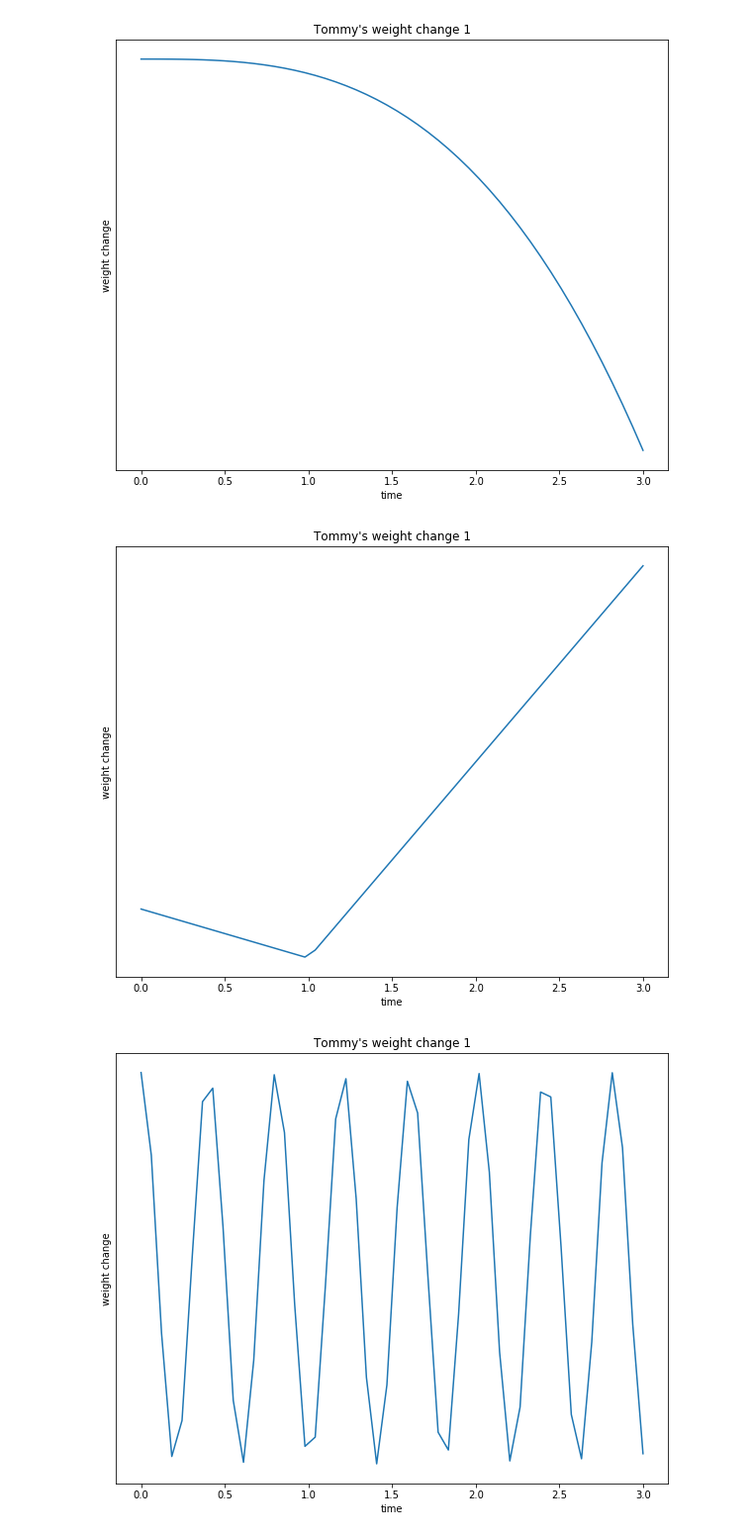
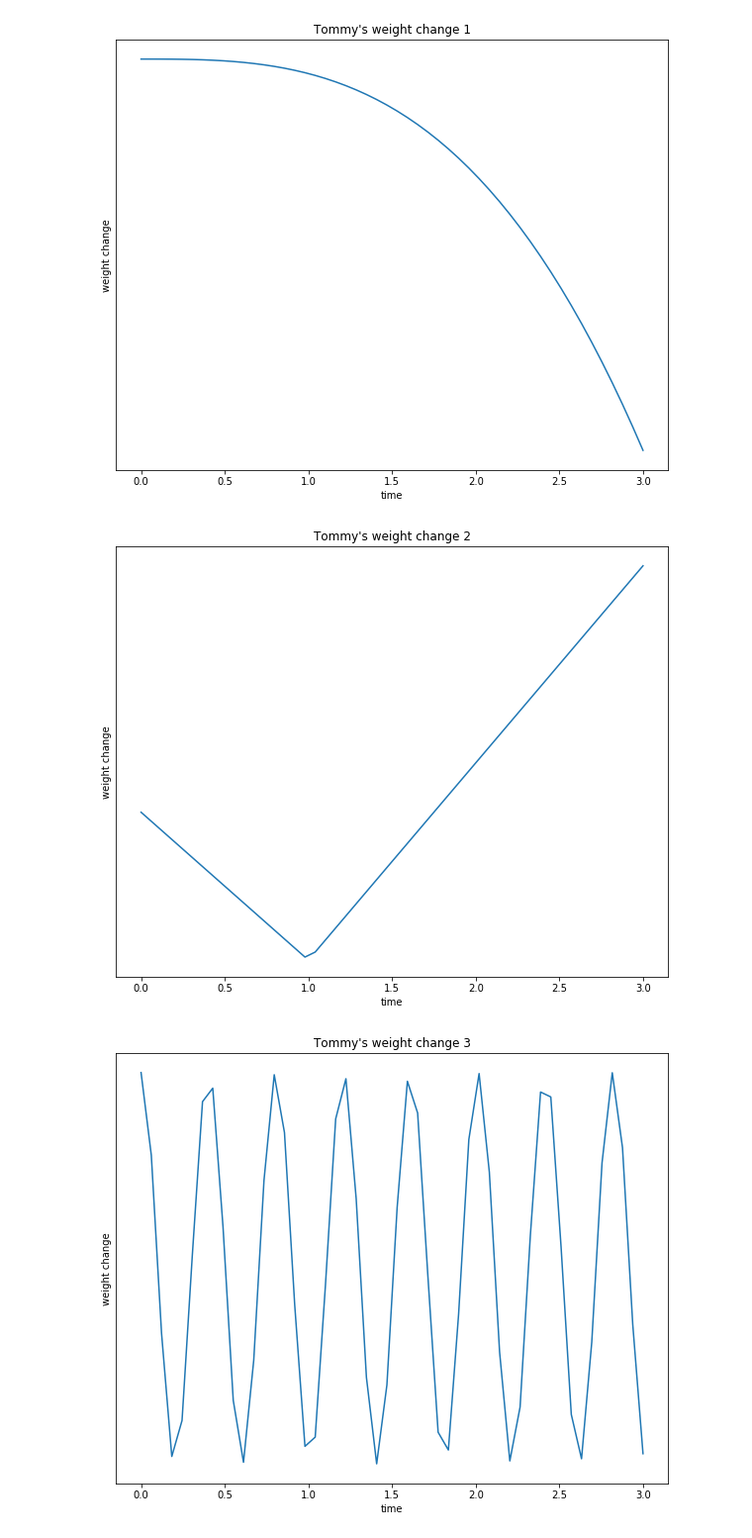
Before and after one commit to twhuang28/plot_tommys_weight_change, a Jupyter notebook: plot_tommys_weight_change.ipynb, the cells around one changed output. Shown at 99% size. Saved outputs shown, nothing was run; the diff lists cells and outputs as text; code cells hidden in the pictures.

```diff
--- a/plot_tommys_weight_change.ipynb
+++ b/plot_tommys_weight_change.ipynb
@@ -4,7 +4,7 @@ import matplotlib.pyplot as plt
 %matplotlib inline
 
 def plot_tommys_weight_change(x , y, title):
-    plt.title("Tommy's weight change 1")
+    plt.title(title)
     plt.xlabel('time')
     plt.ylabel('weight change')
     plt.yticks([])
@@ -22,18 +22,18 @@ plot_tommys_weight_change(x, y , title="Tommy's weight change 1")
 # %%
 x = np.linspace(0,3)
 y=[]
 
 for i in x:
     if i < 1:
-        y.append(- 0.5 * i)
+        y.append(- 1.5 * i)
     else:
-        y.append(2 * i - 2.5)
+        y.append(2 * i - 3.5)
 
 y = np.array(y)
 
 plot_tommys_weight_change(x, y , title="Tommy's weight change 2")
 # %% [output]
-[figure, old version]
+[figure, new version]
 # %%
 x = np.linspace(0,3)
 y = np.cos(15.6 * x)
```
